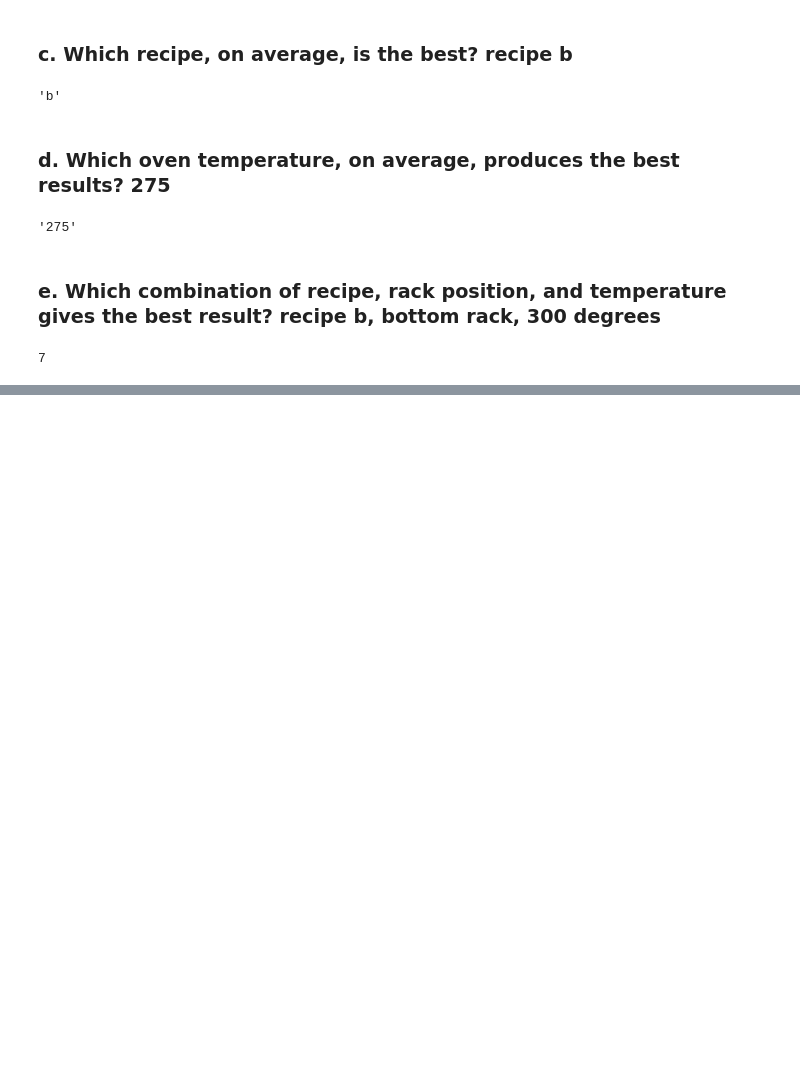
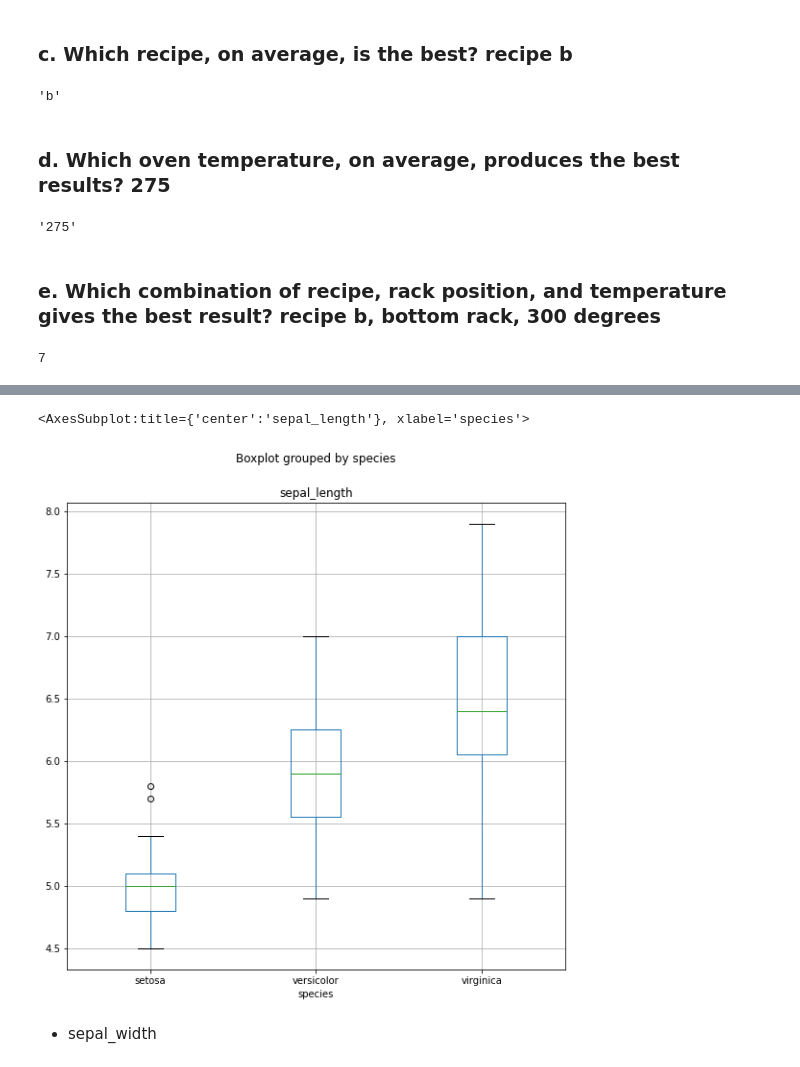
Before and after one commit to m3redithw/classification-exercises, a Jupyter notebook: classification_exercises.ipynb, the cells around one changed output, grey strips where cells are left out. Saved outputs shown, nothing was run; the diff lists cells and outputs as text; code cells hidden in the pictures; blank space fills up the shorter version.

```diff
--- a/classification_exercises.ipynb
+++ b/classification_exercises.ipynb
@@ -1081,0 +1155,9 @@ cake_tidy.bottom.idxmax()
+# %%
+# boxplot
+
+train.boxplot(column = 'sepal_length', by ='species', figsize = (9,9))
+# %% [output]
+<AxesSubplot:title={'center':'sepal_length'}, xlabel='species'>
+[figure, added]
+# %% [markdown]
+- sepal_width
```
Also changed, not shown: parts of 86 cells of this notebook.
